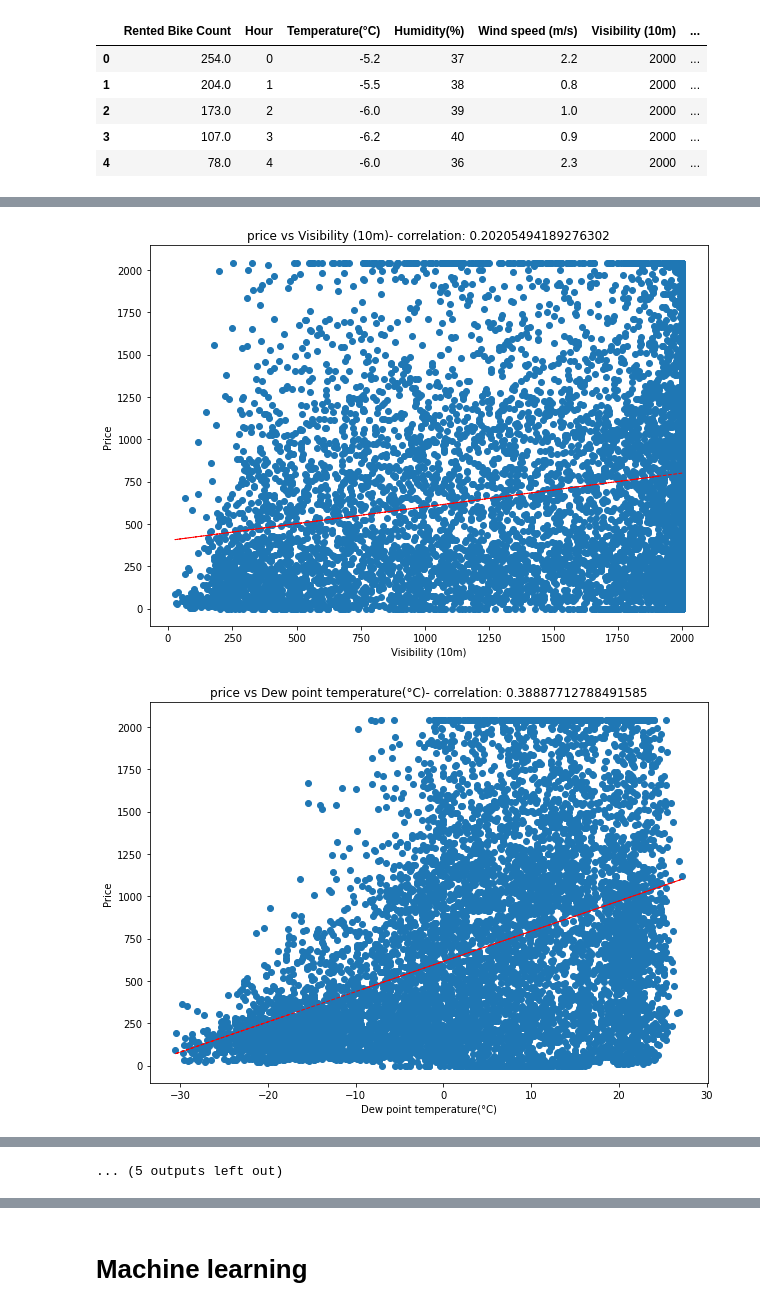
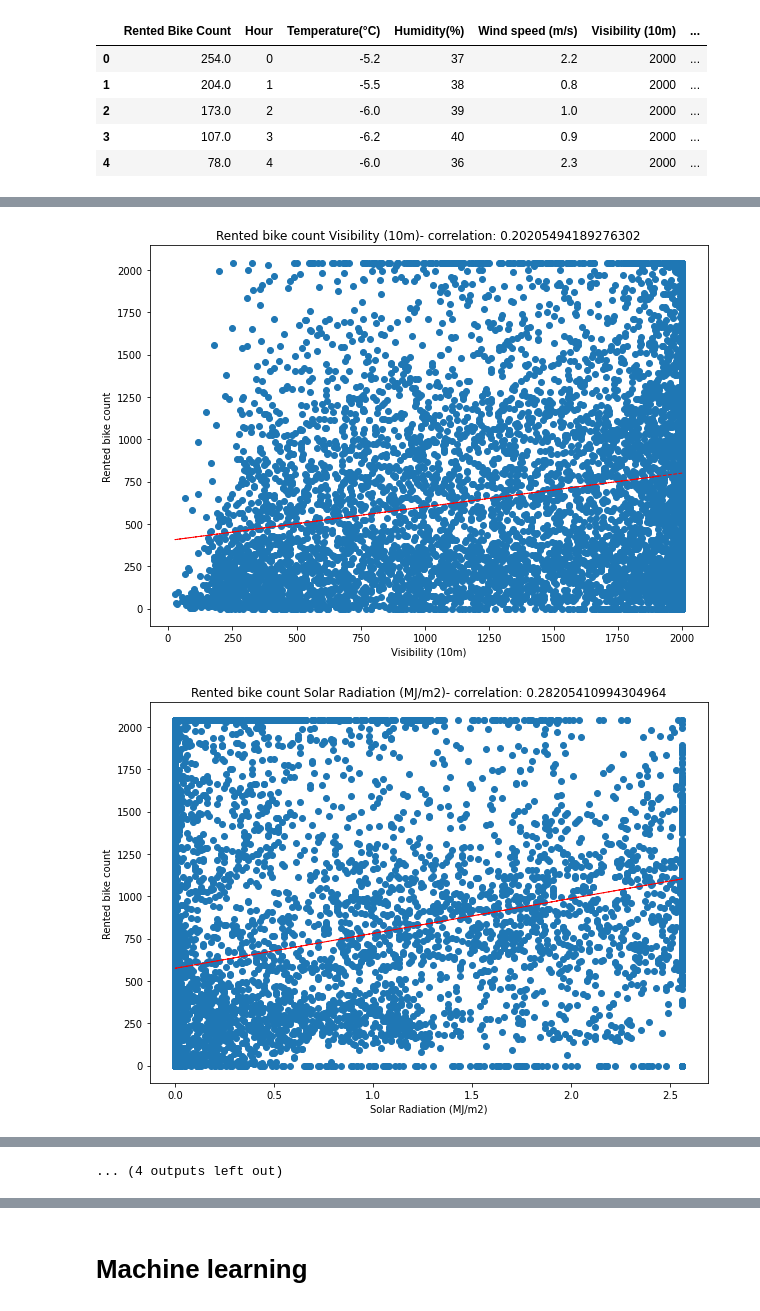
Before and after one commit to charann90/Bike-Sharing-Demand-Prediction, a Jupyter notebook: Bike_Sharing_Demand_prediction.ipynb, the cells around one changed output, grey strips where cells are left out. Cells and saved outputs as stored; diff of their text form; code cells hidden in the pictures.

```diff
--- a/Bike_Sharing_Demand_prediction.ipynb
+++ b/Bike_Sharing_Demand_prediction.ipynb
@@ -219,3 +393,0 @@ sns.boxplot(df['Solar Radiation (MJ/m2)'])
-# %%
-'''outliers=np.where(df['Wind speed (m/s)']>=4)
-df.drop(outliers[0].index,inplace=True)'''
@@ -224,3 +393,0 @@ df.drop(outliers[0].index,inplace=True)'''
-# %%
-'''outliers=np.where(df['Solar Radiation (MJ/m2)']>=2)
-df.drop(outliers[0],inplace=True)'''
@@ -229,11 +393,0 @@ df.drop(outliers[0],inplace=True)'''
-# %%
-'''def remove_outliers(columns):
-    for col in df[columns]:
-
-
-        mean = df[col].mean()
-        sd = df[col].std()
-
-        df = df[(df[col] <= mean*sd)]
-
-    return df'''
@@ -346,0 +408,3 @@ sns.heatmap(round(df.corr(),2),cmap='Greens',annot=True)
+# %%
+#dropping dew point temperature to reduce multicollinearity
+df.drop(['Dew point temperature(°C)'],axis=1,inplace=True)
@@ -382,6 +454,7 @@ numeric_features
  'Functioning Day_No',
  'Functioning Day_Yes']
 # %%
+#creating correation plot for rented bike count with all the features
 for col in numeric_features:
   fig=plt.figure(figsize=(10,7))
   ax = fig.gca()
@@ -390,8 +463,8 @@ for col in numeric_features:
   relation=feature.corr(label)
   plt.scatter(x=feature,y=label)
   plt.xlabel(col)
-  plt.ylabel('Price')
-  ax.set_title('price vs ' + col + '- correlation: ' + str(relation))
+  plt.ylabel('Rented bike count')
+  ax.set_title('Rented bike count ' + col + '- correlation: ' + str(relation))
   z = np.polyfit(feature, label, 1)
   y_hat = np.poly1d(z)(feature)
   plt.plot(feature, y_hat, "r--", lw=1)
@@ -405,2 +478,2 @@ plt.show()
-[figure, old version]
+[figure, new version]
-[figure, old version]
+[figure, new version]
@@ -413 +486 @@ plt.show()
-... (5 outputs left out)
+... (4 outputs left out)
```
Also changed, not shown: parts of 125 cells of this notebook.
